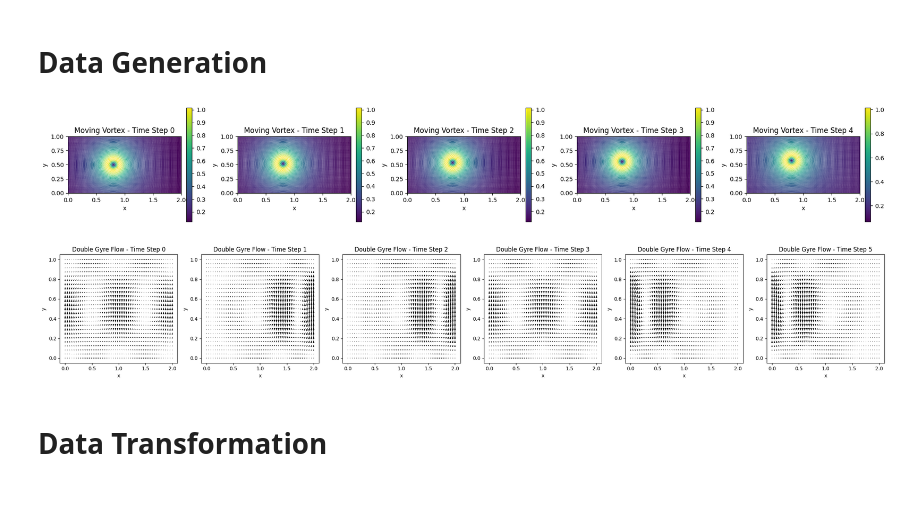
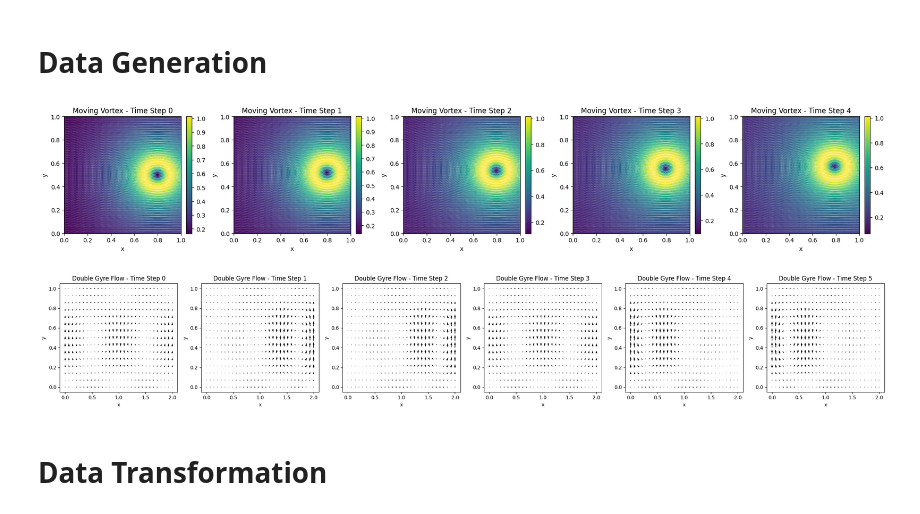
Before and after one commit to karkonium/sensor-trajectory, a Jupyter notebook: sensor_trajectory.ipynb, the cells around one changed output. Saved outputs shown, nothing was run; the diff lists cells and outputs as text; code cells hidden in the pictures.

```diff
--- a/sensor_trajectory.ipynb
+++ b/sensor_trajectory.ipynb
@@ -45,7 +46,7 @@ def generate_moving_vortex(n_timesteps, nx, ny, plot_series=False, plot_interval
     r_move = 0.3  # amplitude of the center's circular motion
     cycle_length = 100
 
-    data    = np.zeros((n_timesteps, nx, ny))
+    data = np.zeros((n_timesteps, nx, ny))
     u_field = np.zeros((n_timesteps, nx, ny))
     v_field = np.zeros((n_timesteps, nx, ny))
 
@@ -68,37 +69,38 @@ def generate_moving_vortex(n_timesteps, nx, ny, plot_series=False, plot_interval
         # Avoid division by zero:
         r2[r2 == 0] = 1e-10
 
         factor = 1 - np.exp(-r2 / (r_c**2))
         u = - (Gamma / (2 * np.pi)) * (dy / r2) * factor
         v =   (Gamma / (2 * np.pi)) * (dx / r2) * factor
 
         u_field[t] = u
         v_field[t] = v
         data[t] = np.sqrt(u**2 + v**2)
 
     if plot_series:
         fig, axes = plt.subplots(1, n_timesteps, figsize=(4 * n_timesteps, 4))
         for t in range(0, n_timesteps, plot_interval):
             ax = axes[t]
+
             # Since data[t] is stored as (nx, ny) with x in axis 0 and y in axis 1,
             # we transpose it so that imshow interprets the first dimension as y (vertical)
-            # and the second as x (horizontal). We set extent=[0,2,0,1] for the physical domain.
             im = ax.imshow(data[t].T, origin='lower', extent=[0,lx,0,ly], cmap='viridis')
             plt.colorbar(im, ax=ax, fraction=0.046, pad=0.04)
+
             # The quiver uses Xgrid and Ygrid from meshgrid with indexing='ij',
-            # so Xgrid[i,j] = x[i] and Ygrid[i,j] = y[j]. That matches our physical domain.
             ax.quiver(Xgrid, Ygrid, u_field[t], v_field[t], color='white', scale=10, width=0.0007, pivot='mid')
             ax.set_title(f"Moving Vortex - Time Step {t}")
             ax.set_xlabel("x")
             ax.set_ylabel("y")
+
         plt.tight_layout()
         plt.show()
 
     return u_field, v_field
 
-_ = generate_moving_vortex(5, 100, 50, lx=2, ly=1, plot_series=True, plot_interval=1)
+_ = generate_moving_vortex(5, 100, 50, plot_series=True, plot_interval=1)
 # %% [output]
-[figure, old version]
+[figure, new version]
 # %%
 def generate_double_gyre_flow(n_timesteps, nx, ny,
                               A=0.1, epsilon=0.25, period=20,
@@ -167,6 +169,7 @@ def generate_double_gyre_flow(n_timesteps, nx, ny,
             ax.set_title(f"Double Gyre Flow - Time Step {t}")
             ax.set_xlabel("x")
             ax.set_ylabel("y")
+
         plt.tight_layout()
         plt.show()
 
@@ -175,13 +178,13 @@ def generate_double_gyre_flow(n_timesteps, nx, ny,
 
 # Generate the double gyre flow data over 50 timesteps on a 100x50 grid.
 _ = generate_double_gyre_flow(
-    n_timesteps=6, nx=50, ny=25, lx=2, ly=1,
+    n_timesteps=6, nx=30, ny=15,
     A=0.1, epsilon=0.5,
     period=6,
     plot_series=True
 )
 # %% [output]
-[figure, old version]
+[figure, new version]
 # %% [markdown]
 # Data Transformation
 # %%
```
Also changed, not shown: parts of 17 cells of this notebook.
